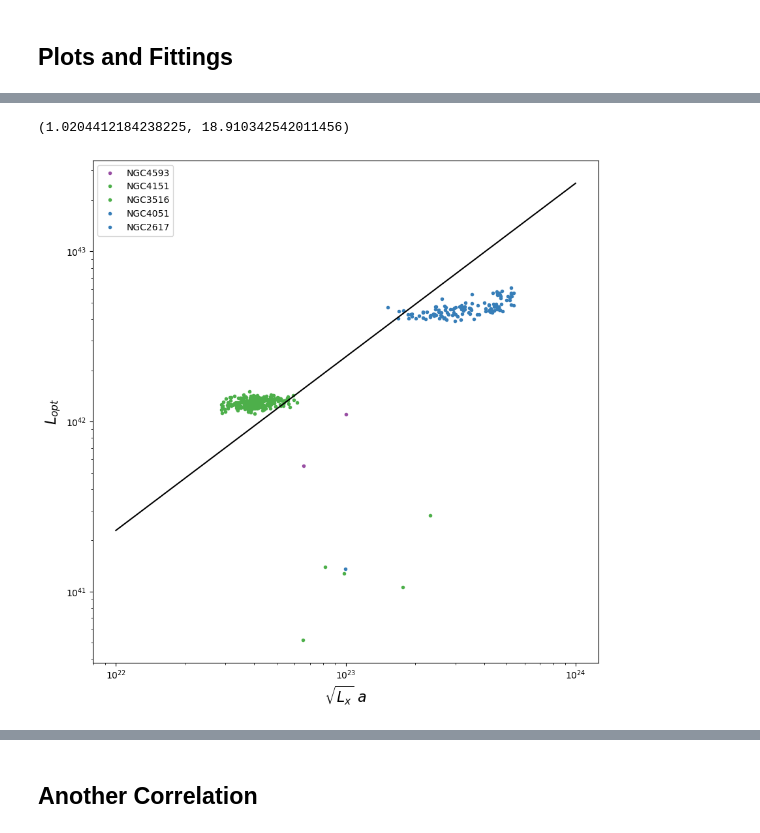
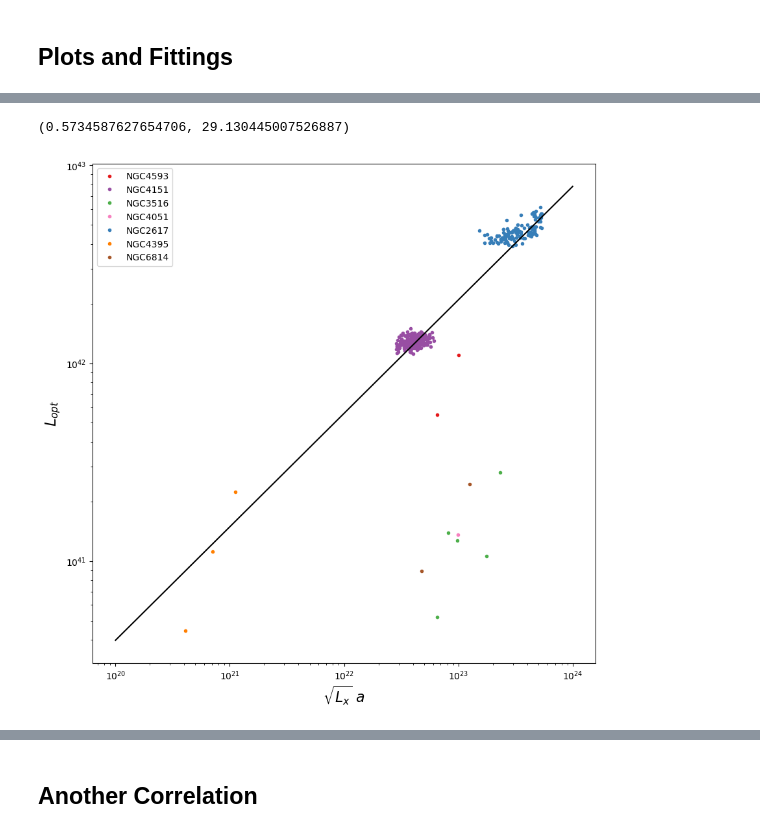
Before and after one commit to changhyun-cho/astrophysics, a Jupyter notebook: agn-xrb/correlations.ipynb, the cells around one changed output, grey strips where cells are left out. Cells and saved outputs as stored; diff of their text form; code cells hidden in the pictures.

```diff
--- a/agn-xrb/correlations.ipynb
+++ b/agn-xrb/correlations.ipynb
@@ -262,0 +265,22 @@ df
+# %%
+n6814 = {
+    "log(Lx_bol)": [42.87788188, 42.03278384],
+    "log(L_opt)": [41.38949252, 40.95015982],
+    "Target": ["NGC6814", "NGC6814"],
+    "Lag": [1.9 * 24, 1.9 * 24],
+}
+
+# Create a DataFrame
+n6814 = pd.DataFrame(n6814)
+
+# change units and calculate
+n6814["L_x"] = 10 ** n6814["log(Lx_bol)"]
+n6814["L_opt"] = 10 ** n6814["log(L_opt)"]
+n6814["sqrt(L_x) a"] = np.sqrt(n6814["L_x"]) * n6814["Lag"]
+
+# extract
+n6814 = n6814[["Target", "sqrt(L_x) a", "L_opt", "L_x"]]
+# n4395
+# merge
+df = pd.merge(df, n6814, how="outer")
+df
@@ -373,0 +427,3 @@ c, d  # exactly the same as the excel result
+# %%
+df_xrb = df[df["L_x"] < 1.0e40]
+df_xrb
@@ -373,0 +489,4 @@ c, d  # exactly the same as the excel result
+# %%
+df_filtered = df[df["Target"].str.contains("NGC", case=False, na=False)]
+
+df_filtered
@@ -374,42 +507,43 @@ c, d  # exactly the same as the excel result
 # %%
 # AGN
-plt.plot(n4593["sqrt(L_x) a"], n4593["L_opt"], ".", c=colors[7], label="NGC4593")
-plt.plot(n4151["sqrt(L_x) a"], n4151["L_opt"], ".", c=colors[6], label="NGC4151")
+plt.plot(n4593["sqrt(L_x) a"], n4593["L_opt"], ".", c=colors[0], label="NGC4593")
+plt.plot(n4151["sqrt(L_x) a"], n4151["L_opt"], ".", c=colors[8], label="NGC4151")
 plt.plot(n3516["sqrt(L_x) a"], n3516["L_opt"], ".", c=colors[5], label="NGC3516")
-plt.plot(n4051["sqrt(L_x) a"], n4051["L_opt"], ".", c=colors[4], label="NGC4051")
+plt.plot(n4051["sqrt(L_x) a"], n4051["L_opt"], ".", c=colors[15], label="NGC4051")
 plt.plot(n2617["sqrt(L_x) a"], n2617["L_opt"], ".", c=colors[3], label="NGC2617")
-
+plt.plot(n4395["sqrt(L_x) a"], n4395["L_opt"], ".", c=colors[10], label="NGC4395")
+plt.plot(n6814["sqrt(L_x) a"], n6814["L_opt"], ".", c=colors[13], label="NGC6814")
 # XRBs
 # plt.plot(xtej['sqrt(L_x) a'], xtej['L_opt'],   '.', c=colors[2], label='XTEJ1118')
 # plt.plot(gx['sqrt(L_x) a'], gx['L_opt'],       '.', c=colors[1], label='GX339')
 # plt.plot(groj['sqrt(L_x) a'], groj['L_opt'],   '.', c=colors[0], label='GROJ1655')
 
 
 # info
 plt.legend()
 plt.xscale("log")
 plt.yscale("log")
 plt.xlabel(r"$\sqrt{L_x} \ a$", fontsize=16)
 plt.ylabel(r"$L_{opt}$", fontsize=16)
 
 
 # fitting
-logA = np.log10(df["sqrt(L_x) a"])
-logB = np.log10(df["L_opt"])
+logA = np.log10(df_filtered["sqrt(L_x) a"])
+logB = np.log10(df_filtered["L_opt"])
 
 a, b = np.polyfit(logA, logB, 1)
 
 
-xfit = np.logspace(22, 24, 100)
+xfit = np.logspace(20, 24, 100)
 
 
 def function(x, a, b):
     return 10 ** (b) * x ** (a)
 
 
 plt.plot(xfit, function(xfit, a, b), c="black")
 
 a, b  # exactly the same as the excel result
 # %% [output]
-(1.0204412184238225, 18.910342542011456)
+(0.5734587627654706, 29.130445007526887)
-[figure, old version]
+[figure, new version]
```
Also changed, not shown: parts of 25 cells of this notebook, 1 other file.
